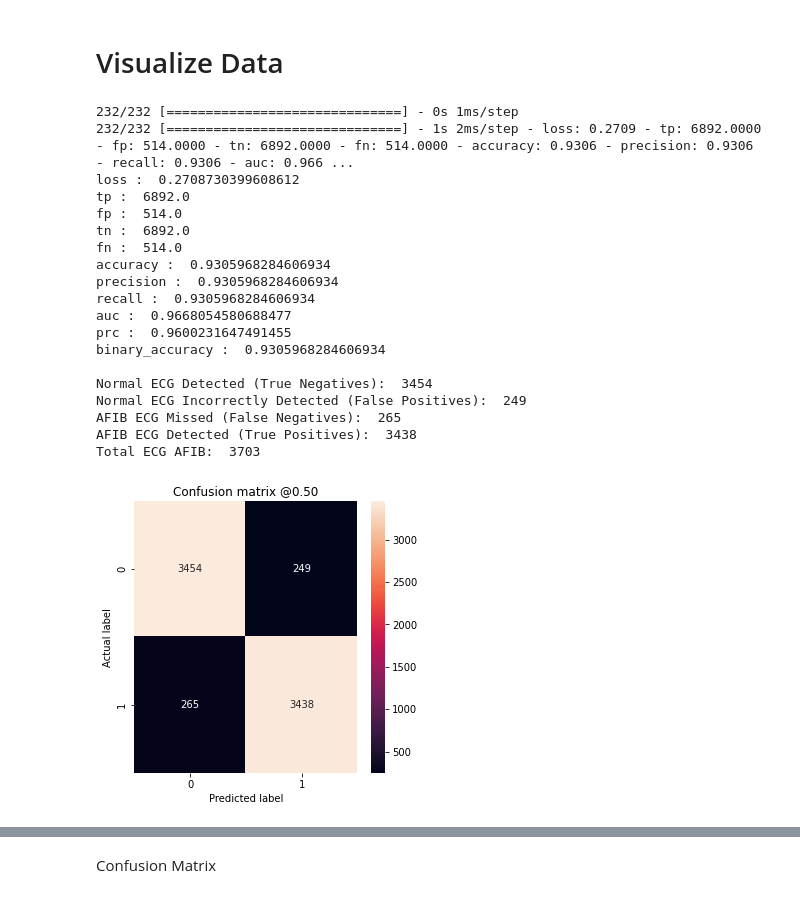
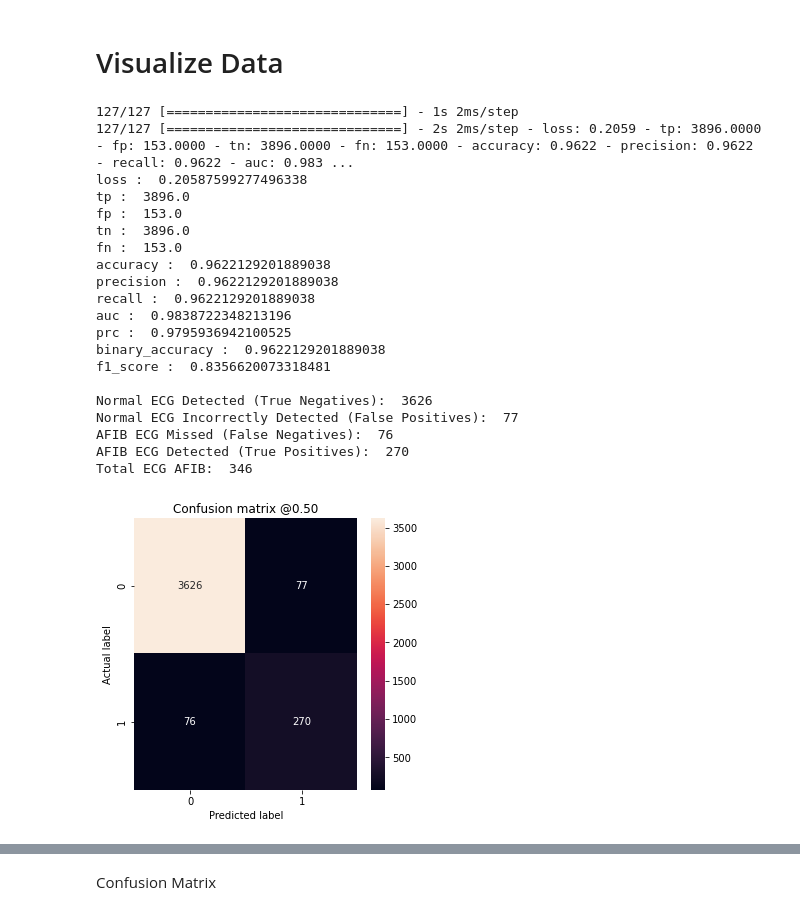
Before and after one commit to Marvin0212/AI-in-Medicine_Tsia, a Jupyter notebook: predict_pretrained.ipynb, the cells around one changed output, grey strips where cells are left out. Cells and saved outputs as stored; diff of their text form; code cells hidden in the pictures.

```diff
--- a/predict_pretrained.ipynb
+++ b/predict_pretrained.ipynb
@@ -244,7 +271,7 @@ index = []
 for i, series in enumerate(X_train):
     fft_results = np.fft.fft(X_train[i,:], fft_size)
     # Only save the positive half of the FFT results
-    X_train_fft[i,:] = fft_results[:fft_size // 2]
+    X_train_fft[i,:] = abs(fft_results[:fft_size // 2])
     # Cumulatively sum
     cumulative_sum = np.cumsum(abs(X_train_fft[i,:]))
     # Find the threshold value at which 99% of the power has been accumulated
@@ -260,7 +287,7 @@ del index,fft_results,cumulative_sum
 for i, series in enumerate(X_val):
     fft_results = np.fft.fft(X_val[i,:], fft_size)
     # Only save the positive half of the FFT results
-    X_val_fft[i,:] = fft_results[:fft_size // 2]
+    X_val_fft[i,:] = abs(fft_results[:fft_size // 2])
 
 del fft_results
 # #Cut FFT at that frequency
@@ -1252,6 +1334,15 @@ METRICS = [
       keras.metrics.AUC(name='prc', curve='PR'), # precision-recall curve
       keras.metrics.BinaryAccuracy(name='binary_accuracy')
 ]
+def f1_score(y_true, y_pred):
+    y_pred = tf.cast(tf.round(y_pred), tf.float32)
+    tp = tf.reduce_sum(y_true * y_pred, axis=0)
+    fp = tf.reduce_sum((1 - y_true) * y_pred, axis=0)
+    fn = tf.reduce_sum(y_true * (1 - y_pred), axis=0)
+    precision = tp / (tp + fp + tf.keras.backend.epsilon())
+    recall = tp / (tp + fn + tf.keras.backend.epsilon())
+    return 2 * precision * recall / (precision + recall + tf.keras.backend.epsilon())
+
 def make_model_FFT(metrics=METRICS, output_bias=None):
 ###input fft X_train_fft
   input_1 = keras.layers.Input(shape=[1500, 1])
@@ -1297,7 +1388,7 @@ def make_model_FFT(metrics=METRICS, output_bias=None):
   model.compile(
     optimizer=keras.optimizers.Adam(learning_rate=1e-2),
     loss=keras.losses.BinaryCrossentropy(),
-    metrics=metrics)
+    metrics=[metrics, f1_score])
 
   return model
 # %% [markdown]
@@ -1588,6 +1711,15 @@ METRICS = [
       keras.metrics.AUC(name='prc', curve='PR'), # precision-recall curve
       keras.metrics.BinaryAccuracy(name='binary_accuracy')
 ]
+def f1_score(y_true, y_pred):
+    y_pred = tf.cast(tf.round(y_pred), tf.float32)
+    tp = tf.reduce_sum(y_true * y_pred, axis=0)
+    fp = tf.reduce_sum((1 - y_true) * y_pred, axis=0)
+    fn = tf.reduce_sum(y_true * (1 - y_pred), axis=0)
+    precision = tp / (tp + fp + tf.keras.backend.epsilon())
+    recall = tp / (tp + fn + tf.keras.backend.epsilon())
+    return 2 * precision * recall / (precision + recall + tf.keras.backend.epsilon())
+
 def make_stack_model(metrics=METRICS, output_bias=None):
   # input layers for the predictions of the two base models
   input_Time = keras.layers.Input(shape=(32,1), name='input_1')
@@ -1616,22 +1748,23 @@ def make_stack_model(metrics=METRICS, output_bias=None):
   model.compile(
     optimizer=keras.optimizers.Adam(learning_rate=1e-2),
     loss=keras.losses.BinaryCrossentropy(),
-    metrics=metrics)
+    metrics=[metrics,f1_score])
   return model
 
-stack_model = make_stack_model()
-stack_model.summary()
+# stack_model = make_stack_model()
+# stack_model.summary()
 
 #safe best model after every epoch
 checkpoint = ModelCheckpoint(filepath='/content/drive/My Drive/best_stack_model.h5',
-                             monitor='val_binary_accuracy',
+                             monitor='val_f1_score',
+                             mode='max',
                              save_best_only=True,
                              verbose=1)
 ##fft+Time signal
 history = stack_model.fit(
-    (pred_train_Time,pred_train_fft), Y_train[:20000,:],
+    (pred_train_Time,pred_train_fft), Y_train[:50000,:],
     validation_data=((pred_val_Time,pred_val_fft), Y_val),
-    epochs=50,
+    epochs=500,
     callbacks=[checkpoint],
     batch_size=128,
     verbose=1,
@@ -1665,56 +1778,57 @@ Epoch 50: val_binary_accuracy did not improve from 0.92952
 # Visualize Data
 # %%
 #get best model from Training
-model=load_model('/content/drive/My Drive/best_stack_model0.93060.h5')
+model=load_model('/content/drive/My Drive/best_stack_model0.87192.h5',custom_objects={'f1_score': f1_score})
 #predict CNN Model
 #train_predictions_baseline = model.predict((X_train_std,X_train_fft),verbose=0)
 #test_predictions_baseline = model.predict((X_val_std,X_val_fft))
 
 #predict stack model
 test_predictions_baseline = model.predict((pred_val_Time,pred_val_fft))
 def plot_cm(labels, predictions, p=0.5):
   cm = confusion_matrix(labels, predictions > p)
   plt.figure(figsize=(5,5))
   sns.heatmap(cm, annot=True, fmt="d")
   plt.title('Confusion matrix @{:.2f}'.format(p))
   plt.ylabel('Actual label')
   plt.xlabel('Predicted label')
 
   print('Normal ECG Detected (True Negatives): ', cm[0][0])
   print('Normal ECG Incorrectly Detected (False Positives): ', cm[0][1])
   print('AFIB ECG Missed (False Negatives): ', cm[1][0])
   print('AFIB ECG Detected (True Positives): ', cm[1][1])
   print('Total ECG AFIB: ', np.sum(cm[1]))
 
 #baseline_results = model.evaluate((X_val_std,X_val_fft), Y_val,verbose=0)
 baseline_results = model.evaluate((pred_val_Time,pred_val_fft), Y_val)
 for name, value in zip(model.metrics_names, baseline_results):
   print(name, ': ', value)
 print()
 
 plot_cm(Y_val.argmax(axis=1), test_predictions_baseline.argmax(axis=1))
 #plot_cm(Y_train.argmax(axis=1), train_predictions_baseline.argmax(axis=1))
 # %% [output]
-232/232 [==============================] - 0s 1ms/step
-232/232 [==============================] - 1s 2ms/step - loss: 0.2709 - tp: 6892.0000 - fp: 514.0000 - tn: 6892.0000 - fn: 514.0000 - accuracy: 0.9306 - precision: 0.9306 - recall: 0.9306 - auc: 0.966 ...
-loss :  0.2708730399608612
-tp :  6892.0
-fp :  514.0
-tn :  6892.0
-fn :  514.0
-accuracy :  0.9305968284606934
-precision :  0.9305968284606934
-recall :  0.9305968284606934
-auc :  0.9668054580688477
-prc :  0.9600231647491455
-binary_accuracy :  0.9305968284606934
+127/127 [==============================] - 1s 2ms/step
+127/127 [==============================] - 2s 2ms/step - loss: 0.2059 - tp: 3896.0000 - fp: 153.0000 - tn: 3896.0000 - fn: 153.0000 - accuracy: 0.9622 - precision: 0.9622 - recall: 0.9622 - auc: 0.983 ...
+loss :  0.20587599277496338
+tp :  3896.0
+fp :  153.0
+tn :  3896.0
+fn :  153.0
+accuracy :  0.9622129201889038
+precision :  0.9622129201889038
+recall :  0.9622129201889038
+auc :  0.9838722348213196
+prc :  0.9795936942100525
+binary_accuracy :  0.9622129201889038
+f1_score :  0.8356620073318481
 
-Normal ECG Detected (True Negatives):  3454
-Normal ECG Incorrectly Detected (False Positives):  249
-AFIB ECG Missed (False Negatives):  265
-AFIB ECG Detected (True Positives):  3438
-Total ECG AFIB:  3703
+Normal ECG Detected (True Negatives):  3626
+Normal ECG Incorrectly Detected (False Positives):  77
+AFIB ECG Missed (False Negatives):  76
+AFIB ECG Detected (True Positives):  270
+Total ECG AFIB:  346
-[figure, old version]
+[figure, new version]
 # %%
 #plot loss
 history_frame = pd.DataFrame(history.history)
```
Also changed, not shown: parts of 21 cells of this notebook, 39 other files.
